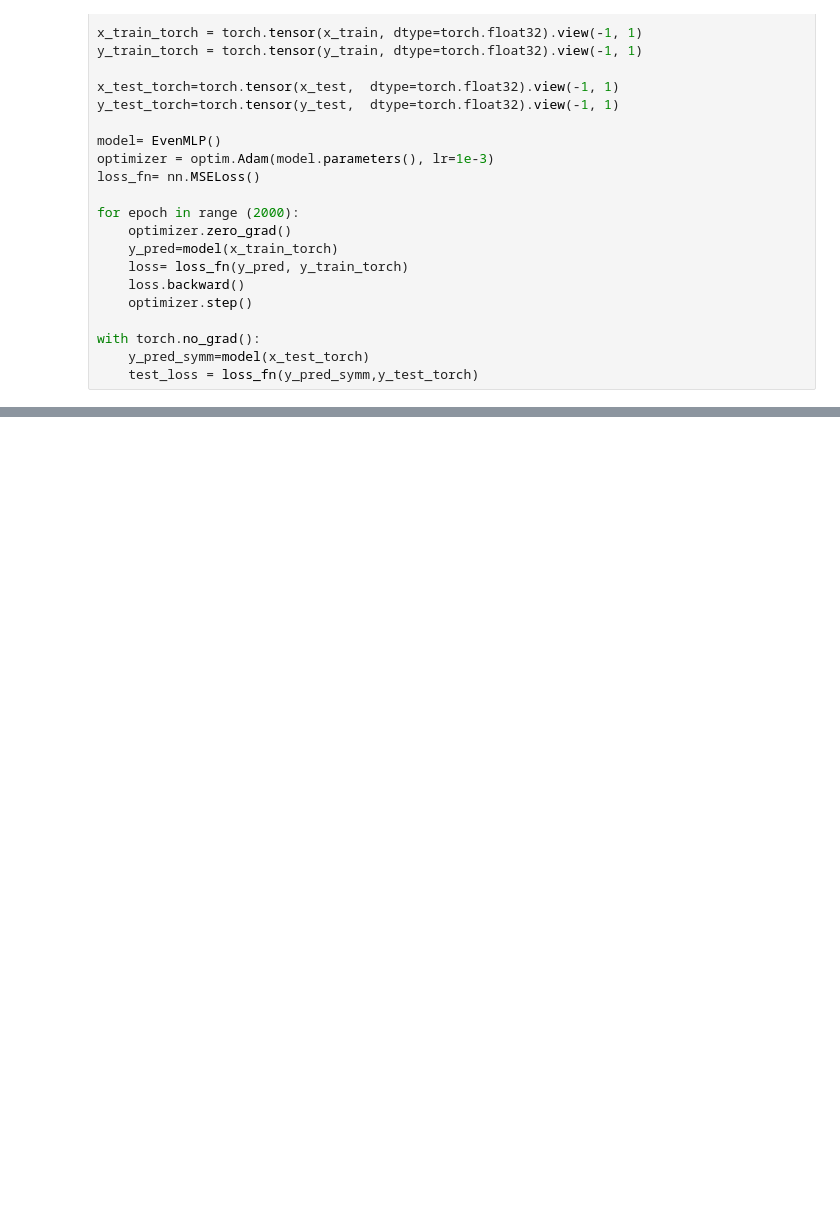
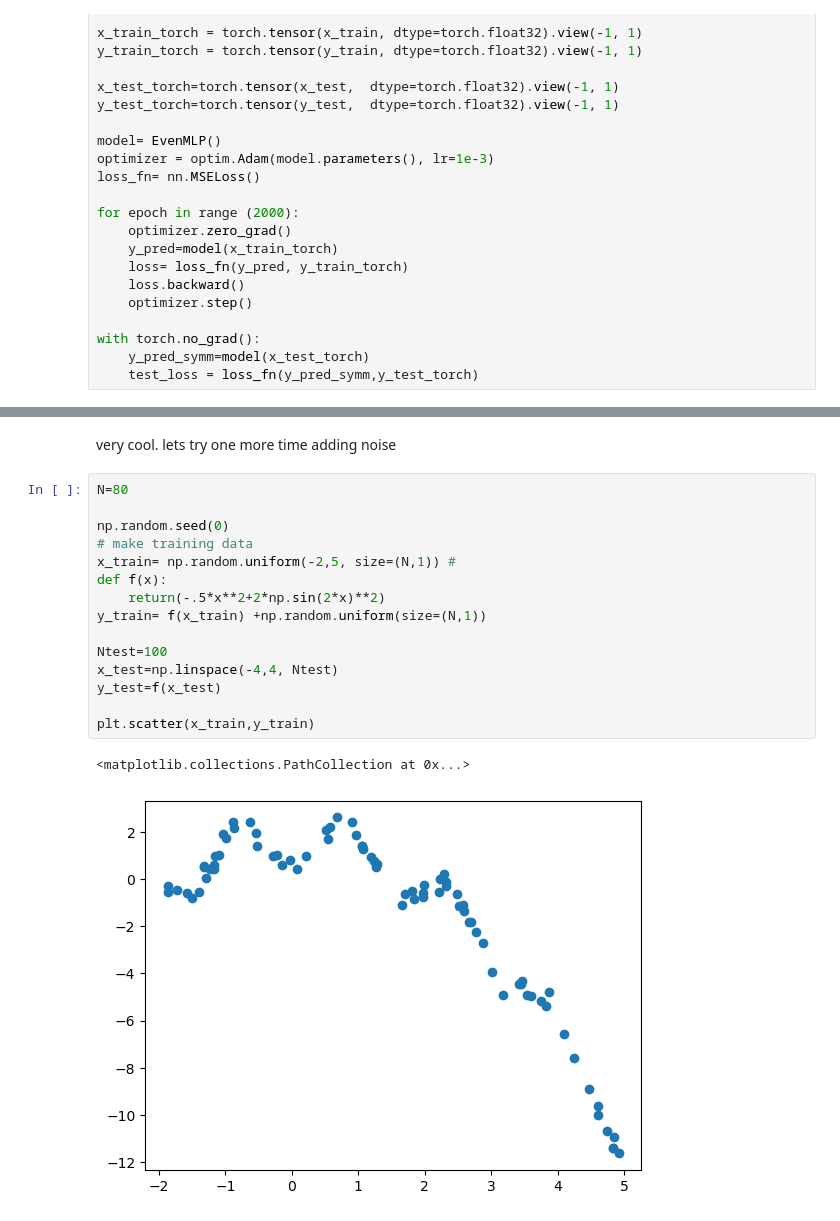
Before and after one commit to kdindial/ML_Spring26, a Jupyter notebook: ProblemSets/ps2/problem1.ipynb, the cells around one changed output, grey strips where cells are left out. Cells and saved outputs as stored; diff of their text form; blank space fills up the shorter version.

```diff
--- a/ProblemSets/ps2/problem1.ipynb
+++ b/ProblemSets/ps2/problem1.ipynb
@@ -102,0 +104,20 @@ tensor(0.0006)
+# %% [markdown]
+very cool. lets try one more time adding noise
+# %%
+N=80
+
+np.random.seed(0)
+# make training data
+x_train= np.random.uniform(-2,5, size=(N,1)) #
+def f(x):
+    return(-.5*x**2+2*np.sin(2*x)**2)
+y_train= f(x_train) +np.random.uniform(size=(N,1))
+
+Ntest=100
+x_test=np.linspace(-4,4, Ntest)
+y_test=f(x_test)
+
+plt.scatter(x_train,y_train)
+# %% [output]
+<matplotlib.collections.PathCollection at 0x...>
+[figure, added]
```
Also changed, not shown: parts of 7 cells of this notebook, 15 other files.
